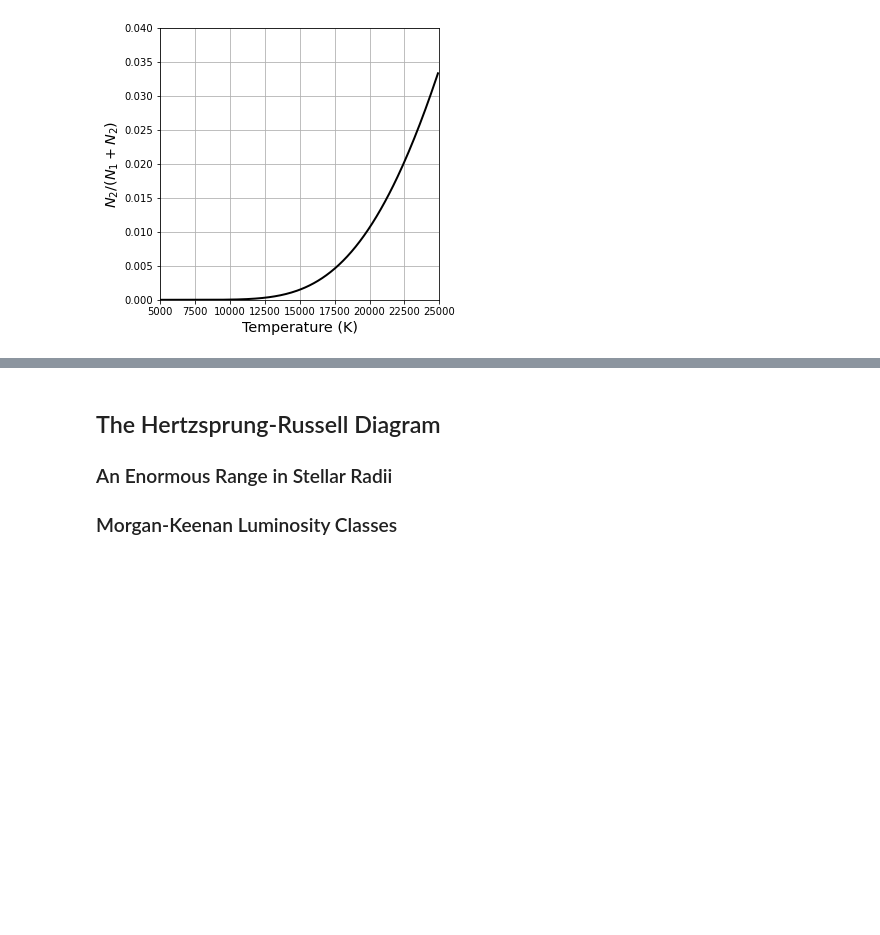
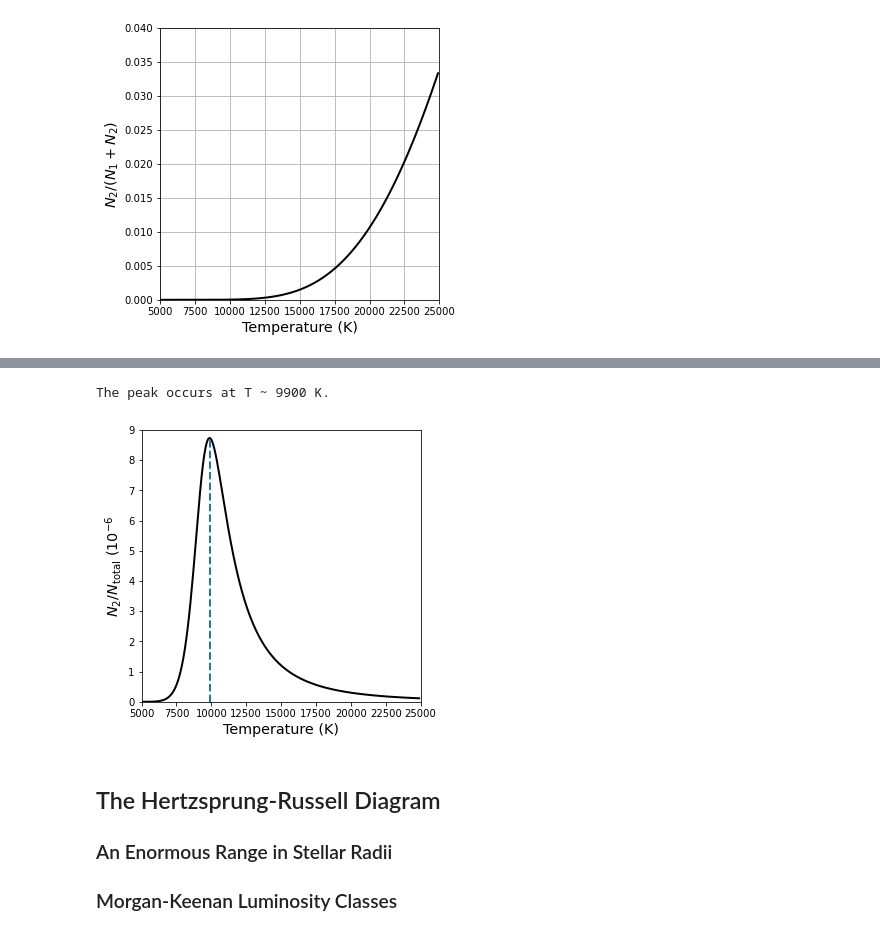
Before and after one commit to saturnaxis/ModernAstro, a Jupyter notebook: docs/_sources/Chapter_8/classification-of-stellar-spectra.ipynb, the cells around one changed output, grey strips where cells are left out. Drawn from its saved outputs; the diff is of its cells as text; code cells hidden in the pictures; blank space fills up the shorter version.

```diff
--- a/docs/_sources/Chapter_8/classification-of-stellar-spectra.ipynb
+++ b/docs/_sources/Chapter_8/classification-of-stellar-spectra.ipynb
@@ -291,3 +349,29 @@ Equation 8 is nown as the **Saha equation**, after the Indian astrophysicist [Me
+# %%
+def Boltzmann_Eq_H12(T):
+    #return the fraction of particles in the 1st excited
+    #state relative to the ground state of hydrogen (N_2/N_1)
+    k_boltz = 8.6173333e-5 #eV/K
+    return 4*np.exp(-10.2/(k_boltz*T))
+
+N2_N1 = Boltzmann_Eq_H12(T_rng)
+N2_Ntotal = N2_N1/(1.+N2_N1)*(1./(1.+NII_NI))/1e-6
+T_max = np.argmax(N2_Ntotal)
+
+fig = plt.figure(figsize=(5,5))
+ax = fig.add_subplot(111)
+
+ax.plot(T_rng,N2_Ntotal,'k-',lw=2)
+ax.axvline(T_rng[T_max],0,np.max(N2_Ntotal)/9.,linestyle='--',lw=2)
+print("The peak occurs at T ~ %4d K." % T_rng[T_max])
+
+ax.set_xlim(5000,25000)
+ax.set_ylim(0,9)
+
+ax.set_xlabel("Temperature (K)",fontsize=fs)
+ax.set_ylabel("$N_2/N_{\\rm total}$ ($10^{-6}$",fontsize=fs);
+# %% [output]
+The peak occurs at T ~ 9900 K.
+[figure, added]
 # %% [markdown]
 ## The Hertzsprung-Russell Diagram
 
```
Also changed, not shown: parts of 4 cells of this notebook, 7 other files.
